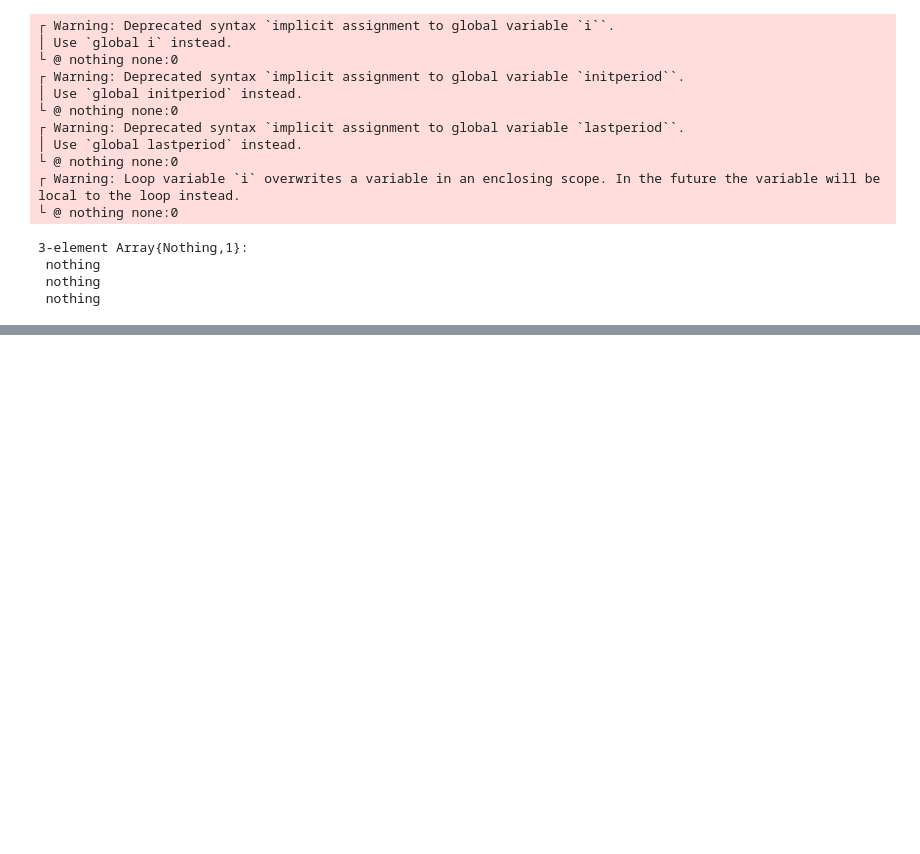
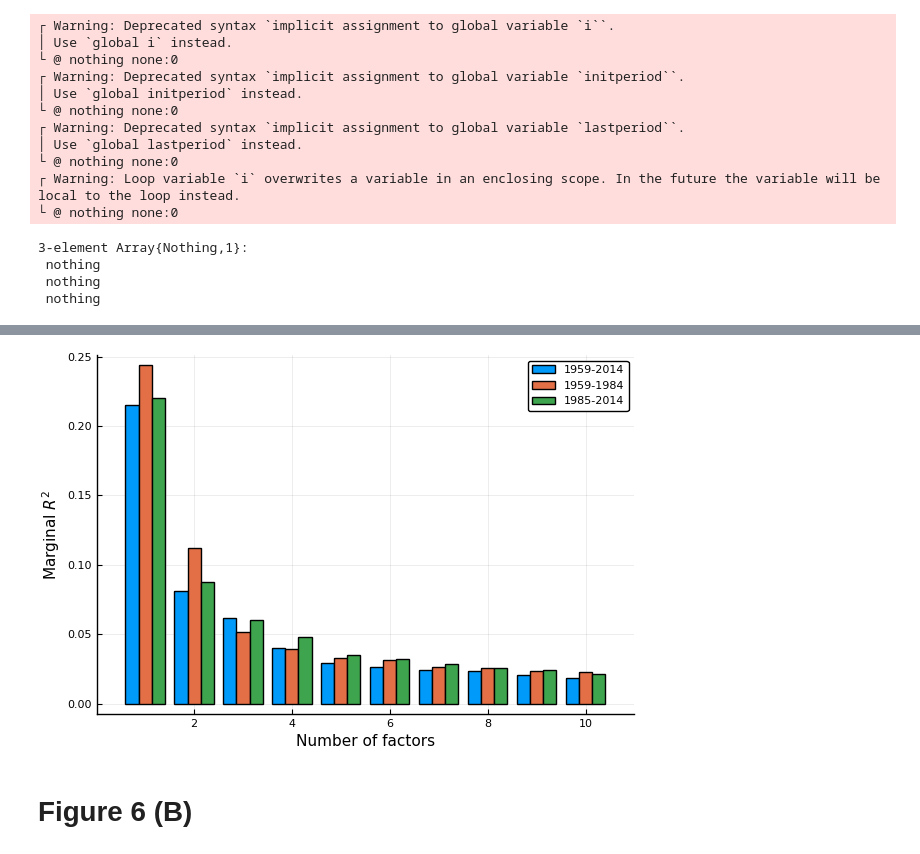
Before and after one commit to QuantEcon/dynamic_factor_models, a Jupyter notebook: Replicate.ipynb, the cells around one changed output, grey strips where cells are left out. Cells and saved outputs as stored; diff of their text form; code cells hidden in the pictures; blank space fills up the shorter version.

```diff
--- a/Replicate.ipynb
+++ b/Replicate.ipynb
@@ -248,0 +386,22 @@ plot_skipmissing(year, hcat(y4fs...), lw=1.5,
+# %%
+periodss = (periods_all, periods_pre, periods_post)
+facs = 1:10
+trace_r2 = Matrix{Union{Missing, Float64}}(undef, length(facs), 3)
+marg_r2 = Matrix{Union{Missing, Float64}}(undef, length(facs), 3)
+ah_er = Matrix{Union{Missing, Float64}}(undef, length(facs), 3)
+for i = 1:3
+    periods = periodss[i]
+    initperiod = find_row_number(periods[1], dataset.calds)
+    lastperiod = find_row_number(periods[2], dataset.calds)
+    dfmm = DFMModel(data_all, inclcode_all,
+          nt_min_factor_estimation, nt_min_factorloading_estimation,
+          initperiod, lastperiod, nfac_o, nfac_u, tol, n_uarlag, n_factorlag)
+
+    fnes = estimate_factor_numbers(dfmm, facs)
+
+    trace_r2[:, i] = 1 .- fnes.ssr_static./fnes.tss
+
+    marg_r2[1, i] = trace_r2[1, i]
+    marg_r2[2:end, i] = trace_r2[2:end, i] - trace_r2[1:end-1, i]
+    ah_er[1:end-1, i] = marg_r2[1:end-1, i]./marg_r2[2:end, i]
+end
@@ -248,0 +426,10 @@ plot_skipmissing(year, hcat(y4fs...), lw=1.5,
+# %%
+marg_r2[ismissing.(marg_r2)] .= NaN
+groupedbar(facs, Float64.(marg_r2), lab=["1959-2014" "1959-1984" "1985-2014"],
+           bar_position = :dodge, grid=true,
+           xlab="Number of factors",
+           ylab=L"Marginal $R^2$")
+# %% [output]
+[figure, added]
+# %% [markdown]
+# Figure 6 (B)
```
Also changed, not shown: parts of 35 cells of this notebook, 2 other files.
